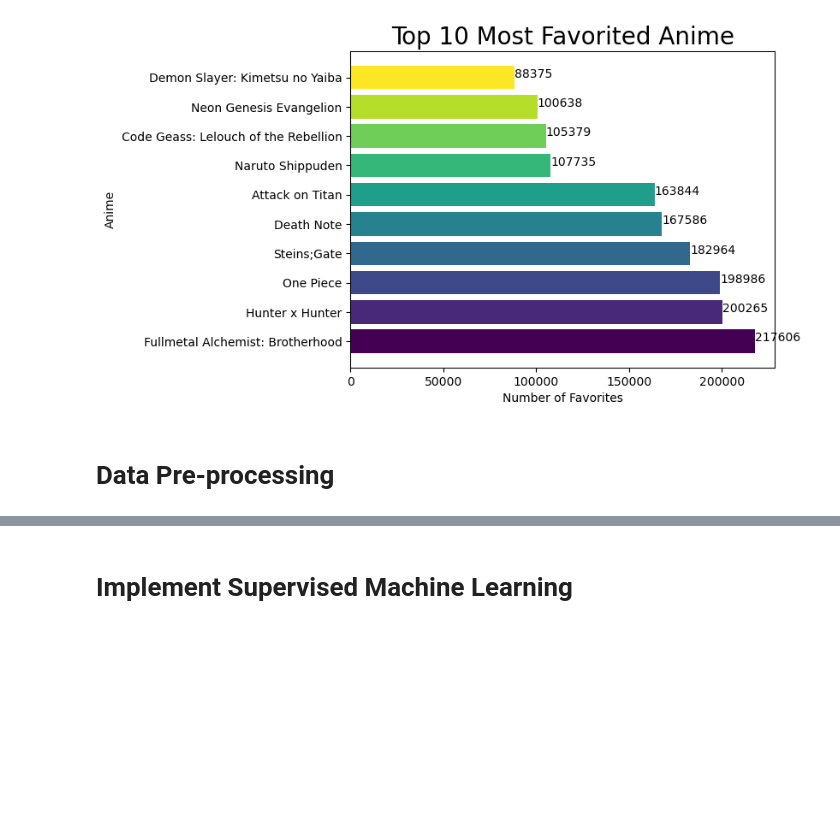
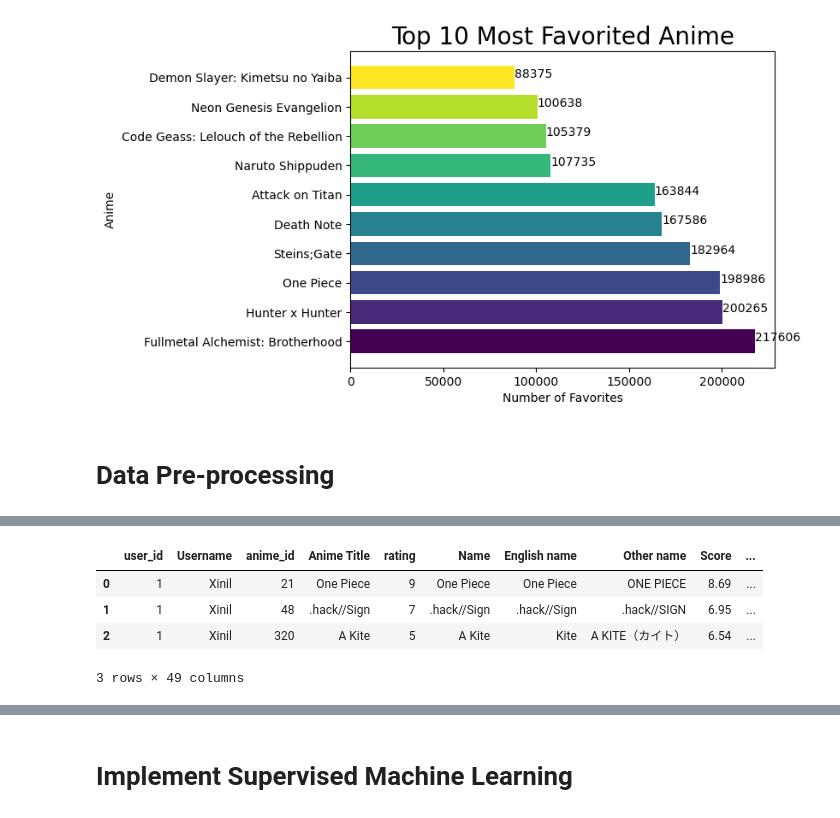
Before and after one commit to JoshRDFI/capstone, a Jupyter notebook: AnimeRecommender.ipynb, the cells around one changed output, grey strips where cells are left out. Drawn from its saved outputs; the diff is of its cells as text; code cells hidden in the pictures; blank space fills up the shorter version.

```diff
--- a/AnimeRecommender.ipynb
+++ b/AnimeRecommender.ipynb
@@ -519,0 +527,11 @@ Testing set has 15000 samples.
+# %%
+# Merge the dataframes on 'anime_id'
+combined_df = pd.merge(scores_df, anime_df, on='anime_id', how='left')
+# %%
+combined_df.head(3)
+# %% [output]
+|  | user_id | Username | anime_id | Anime Title | rating | Name | English name | Other name | Score | ... |
+| 0 | 1 | Xinil | 21 | One Piece | 9 | One Piece | One Piece | ONE PIECE | 8.69 | ... |
+| 1 | 1 | Xinil | 48 | .hack//Sign | 7 | .hack//Sign | .hack//Sign | .hack//SIGN | 6.95 | ... |
+| 2 | 1 | Xinil | 320 | A Kite | 5 | A Kite | Kite | A KITE（カイト） | 6.54 | ... |
+3 rows × 49 columns
```
Also changed, not shown: parts of 68 cells of this notebook.
